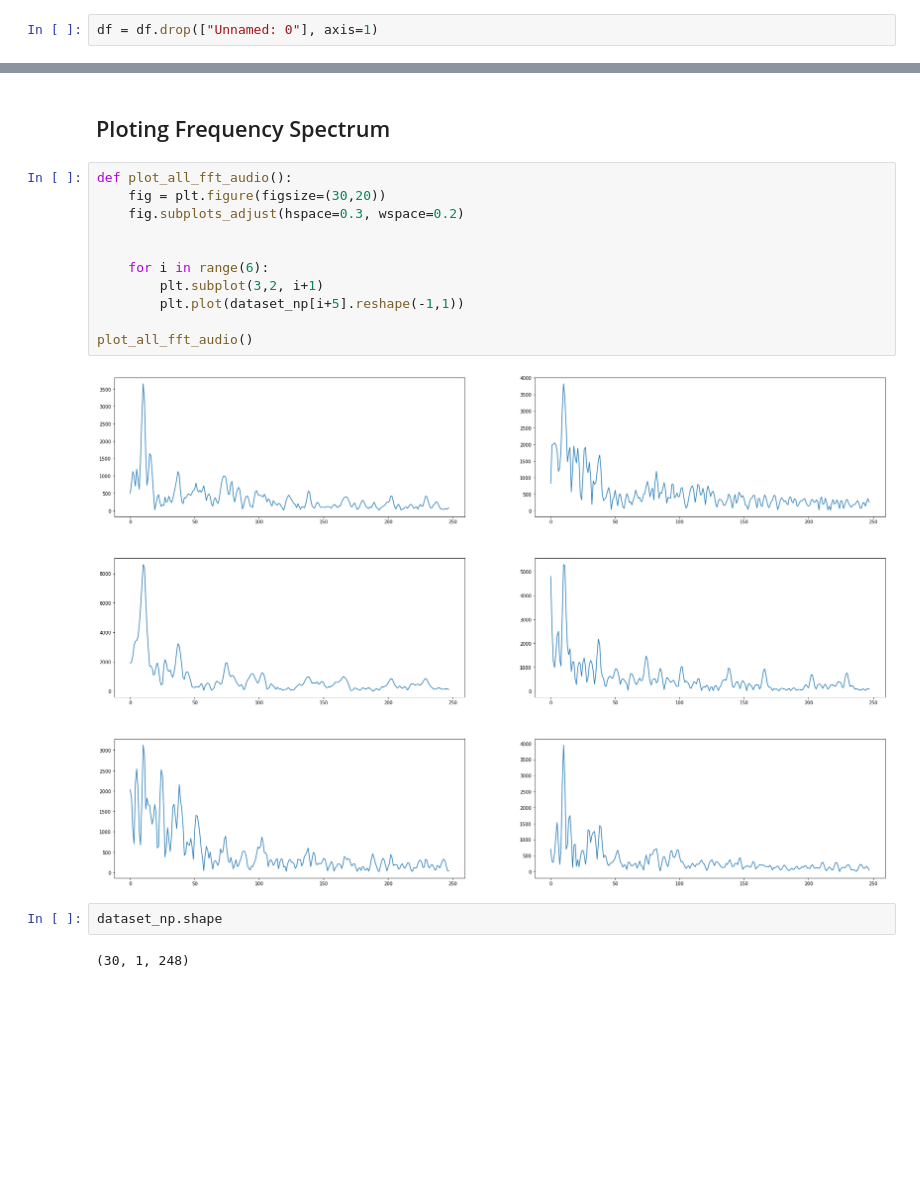
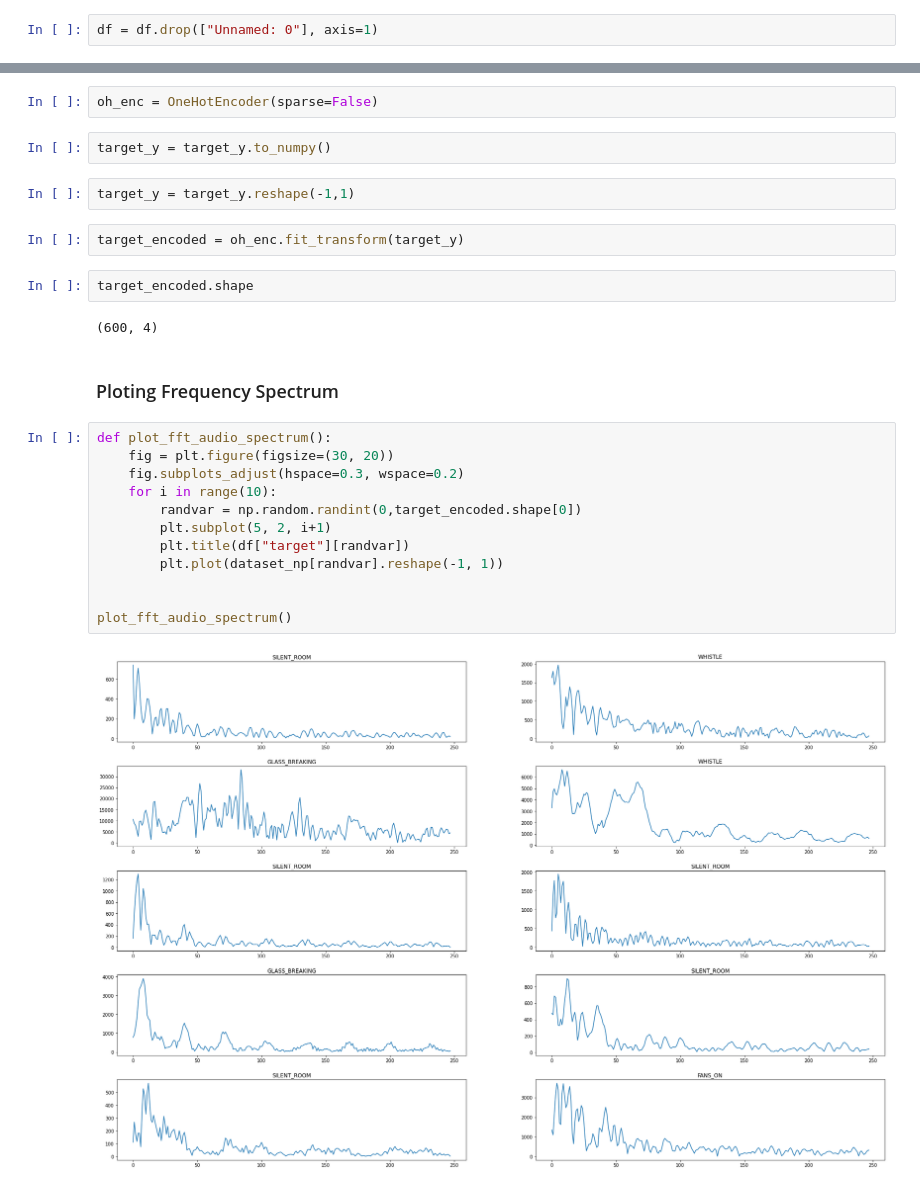
Before and after one commit to Thehunk1206/Arduino-Surrounding-Sound-Classifier, a Jupyter notebook: Audio EDA and ML training/sound_classifier.ipynb, the cells around one changed output, grey strips where cells are left out. Cells and saved outputs as stored; diff of their text form; blank space fills up the shorter version.

Commit message:
Data preprocessing and Feature visuallization pipeline done

```diff
--- a/Audio EDA and ML training/sound_classifier.ipynb
+++ b/Audio EDA and ML training/sound_classifier.ipynb
@@ -89,20 +78,29 @@ target
+# %%
+oh_enc = OneHotEncoder(sparse=False)
+# %%
+target_y = target_y.to_numpy()
+# %%
+target_y = target_y.reshape(-1,1)
+# %%
+target_encoded = oh_enc.fit_transform(target_y)
+# %%
+target_encoded.shape
+# %% [output]
+(600, 4)
 # %% [markdown]
-## Ploting Frequency Spectrum
+### Ploting Frequency Spectrum
 # %%
-def plot_all_fft_audio():
-    fig = plt.figure(figsize=(30,20))
+def plot_fft_audio_spectrum():
+    fig = plt.figure(figsize=(30, 20))
     fig.subplots_adjust(hspace=0.3, wspace=0.2)
+    for i in range(10):
+        randvar = np.random.randint(0,target_encoded.shape[0])
+        plt.subplot(5, 2, i+1)
+        plt.title(df["target"][randvar])
+        plt.plot(dataset_np[randvar].reshape(-1, 1))
 
 
-    for i in range(6):
-        plt.subplot(3,2, i+1)
-        plt.plot(dataset_np[i+5].reshape(-1,1))
-
-plot_all_fft_audio()
+plot_fft_audio_spectrum()
 # %% [output]
-[figure, old version]
+[figure, new version]
-# %%
-dataset_np.shape
-# %% [output]
-(30, 1, 248)
 # %%
```
Also changed, not shown: parts of 29 cells of this notebook, 3 other files.
